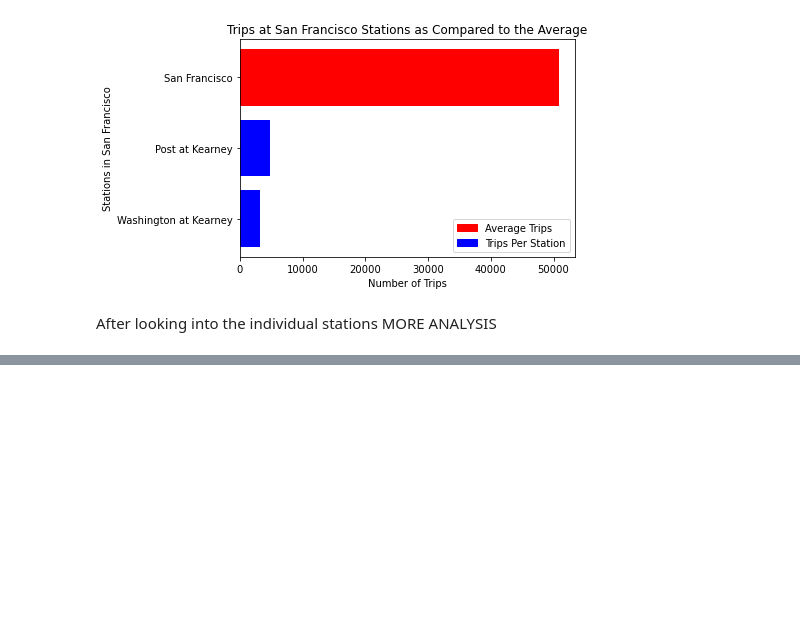
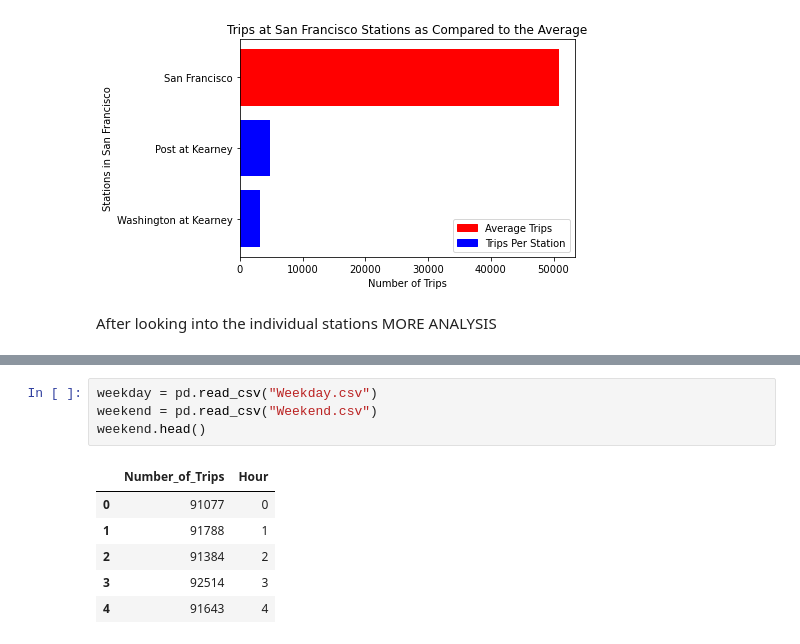
Before and after one commit to isaacvernon1/w205Project1, a Jupyter notebook: Project_1.ipynb, the cells around one changed output, grey strips where cells are left out. Saved outputs shown, nothing was run; the diff lists cells and outputs as text; blank space fills up the shorter version.

```diff
--- a/Project_1.ipynb
+++ b/Project_1.ipynb
@@ -820,0 +900,11 @@ After looking into the individual stations MORE ANALYSIS
+# %%
+weekday = pd.read_csv("Weekday.csv")
+weekend = pd.read_csv("Weekend.csv")
+weekend.head()
+# %% [output]
+|  | Number_of_Trips | Hour |
+| 0 | 91077 | 0 |
+| 1 | 91788 | 1 |
+| 2 | 91384 | 2 |
+| 3 | 92514 | 3 |
+| 4 | 91643 | 4 |
```
Also changed, not shown: parts of 8 cells of this notebook.
